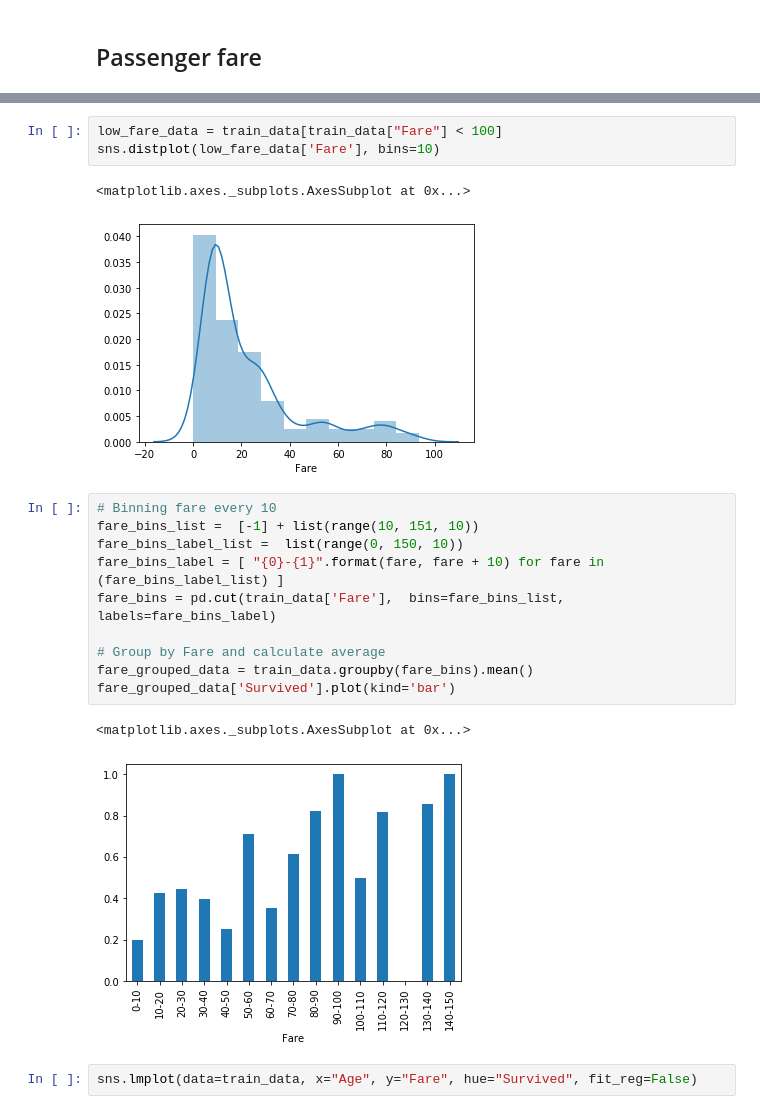
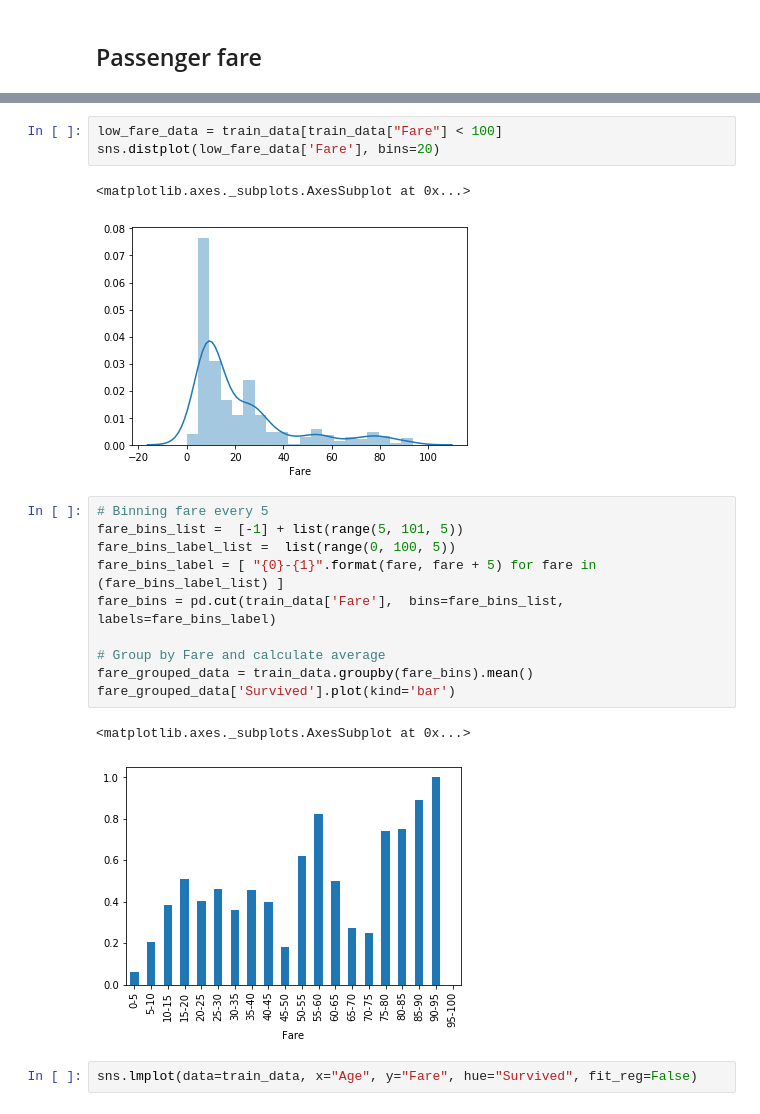
Before and after one commit to predora005/kaggle-practice, a Jupyter notebook: titanic/titanic.ipynb, the cells around one changed output, grey strips where cells are left out. Drawn from its saved outputs; the diff is of its cells as text.

```diff
--- a/titanic/titanic.ipynb
+++ b/titanic/titanic.ipynb
@@ -233,22 +233,22 @@ sns.distplot(train_data['Fare'], bins=10)
 # %%
 low_fare_data = train_data[train_data["Fare"] < 100]
-sns.distplot(low_fare_data['Fare'], bins=10)
+sns.distplot(low_fare_data['Fare'], bins=20)
 # %% [output]
 <matplotlib.axes._subplots.AxesSubplot at 0x...>
-[figure, old version]
+[figure, new version]
 # %%
-# Binning fare every 10
-fare_bins_list =  [-1] + list(range(10, 151, 10))
-fare_bins_label_list =  list(range(0, 150, 10))
-fare_bins_label = [ "{0}-{1}".format(fare, fare + 10) for fare in (fare_bins_label_list) ]
+# Binning fare every 5
+fare_bins_list =  [-1] + list(range(5, 101, 5))
+fare_bins_label_list =  list(range(0, 100, 5))
+fare_bins_label = [ "{0}-{1}".format(fare, fare + 5) for fare in (fare_bins_label_list) ]
 fare_bins = pd.cut(train_data['Fare'],  bins=fare_bins_list, labels=fare_bins_label)
 
 # Group by Fare and calculate average
 fare_grouped_data = train_data.groupby(fare_bins).mean()
 fare_grouped_data['Survived'].plot(kind='bar')
 # %% [output]
 <matplotlib.axes._subplots.AxesSubplot at 0x...>
-[figure, old version]
+[figure, new version]
 # %%
 sns.lmplot(data=train_data, x="Age", y="Fare", hue="Survived", fit_reg=False)
 # %% [output]
```
Also changed, not shown: parts of 12 cells of this notebook.
